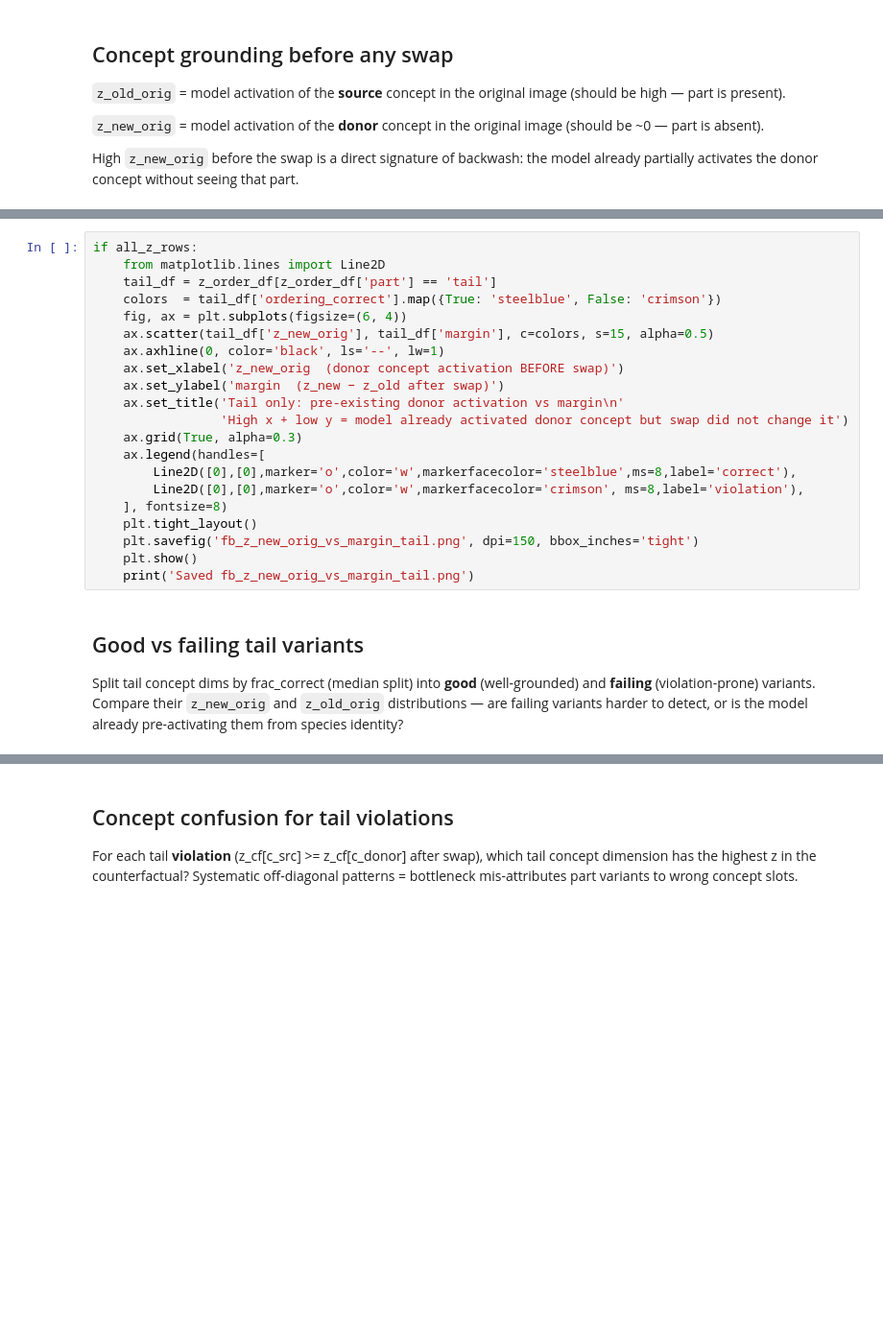
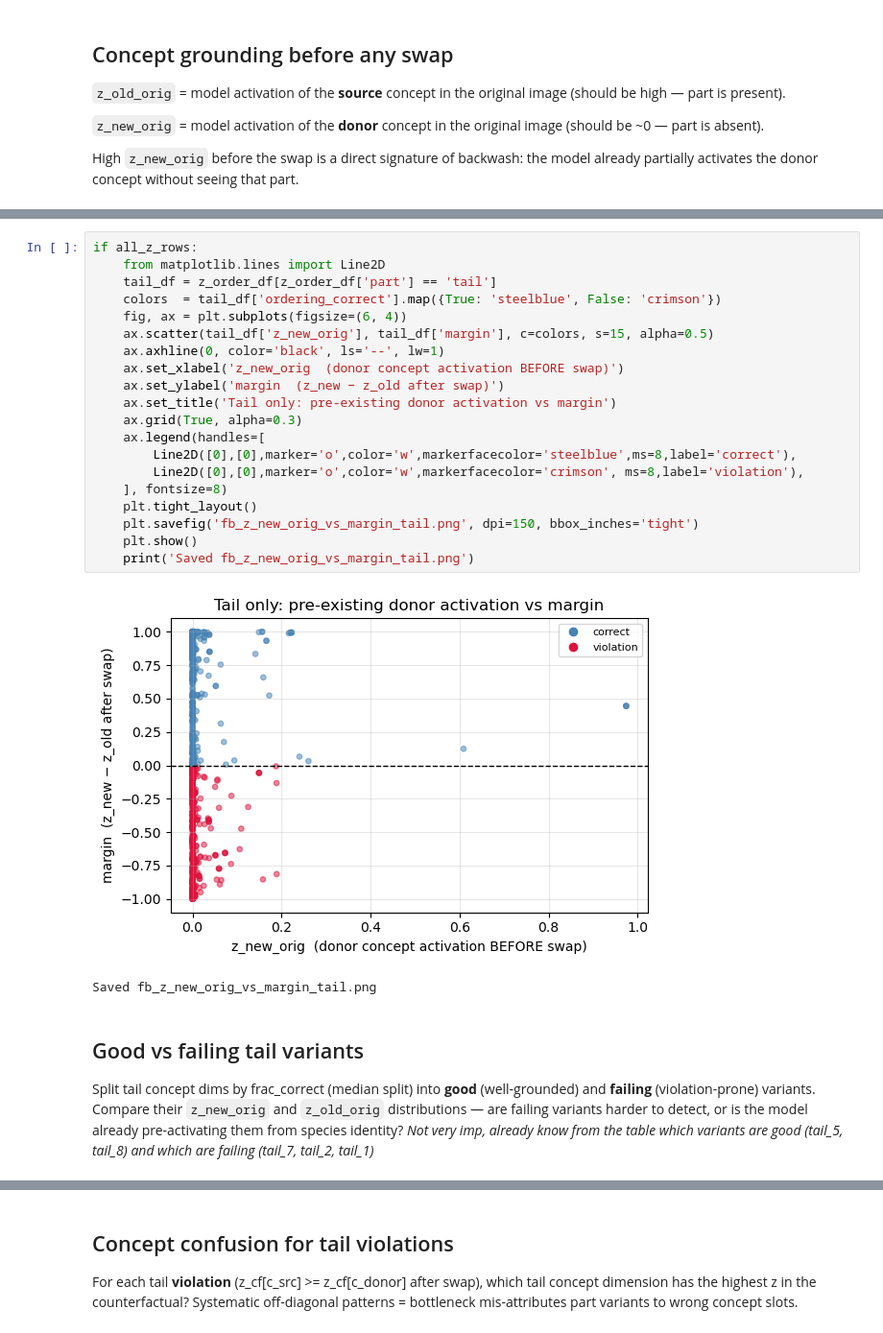
Before and after one commit to chinmayi-r/CBM-Concept-Backwash, a Jupyter notebook: funnybird_notebooks/fb_cbm_renderer_swap_v2.ipynb, the cells around one changed output, grey strips where cells are left out. Shown at 96% size. Drawn from its saved outputs; the diff is of its cells as text; blank space fills up the shorter version.

```diff
--- a/funnybird_notebooks/fb_cbm_renderer_swap_v2.ipynb
+++ b/funnybird_notebooks/fb_cbm_renderer_swap_v2.ipynb
@@ -1294,28 +1312,30 @@ if all_z_rows:
-# %%
-if all_z_rows:
-    from matplotlib.lines import Line2D
-    tail_df = z_order_df[z_order_df['part'] == 'tail']
-    colors  = tail_df['ordering_correct'].map({True: 'steelblue', False: 'crimson'})
-    fig, ax = plt.subplots(figsize=(6, 4))
-    ax.scatter(tail_df['z_new_orig'], tail_df['margin'], c=colors, s=15, alpha=0.5)
-    ax.axhline(0, color='black', ls='--', lw=1)
-    ax.set_xlabel('z_new_orig  (donor concept activation BEFORE swap)')
-    ax.set_ylabel('margin  (z_new − z_old after swap)')
-    ax.set_title('Tail only: pre-existing donor activation vs margin\n'
-                 'High x + low y = model already activated donor concept but swap did not change it')
-    ax.grid(True, alpha=0.3)
-    ax.legend(handles=[
-        Line2D([0],[0],marker='o',color='w',markerfacecolor='steelblue',ms=8,label='correct'),
-        Line2D([0],[0],marker='o',color='w',markerfacecolor='crimson', ms=8,label='violation'),
-    ], fontsize=8)
-    plt.tight_layout()
-    plt.savefig('fb_z_new_orig_vs_margin_tail.png', dpi=150, bbox_inches='tight')
-    plt.show()
-    print('Saved fb_z_new_orig_vs_margin_tail.png')
+# %%
+if all_z_rows:
+    from matplotlib.lines import Line2D
+    tail_df = z_order_df[z_order_df['part'] == 'tail']
+    colors  = tail_df['ordering_correct'].map({True: 'steelblue', False: 'crimson'})
+    fig, ax = plt.subplots(figsize=(6, 4))
+    ax.scatter(tail_df['z_new_orig'], tail_df['margin'], c=colors, s=15, alpha=0.5)
+    ax.axhline(0, color='black', ls='--', lw=1)
+    ax.set_xlabel('z_new_orig  (donor concept activation BEFORE swap)')
+    ax.set_ylabel('margin  (z_new − z_old after swap)')
+    ax.set_title('Tail only: pre-existing donor activation vs margin')
+    ax.grid(True, alpha=0.3)
+    ax.legend(handles=[
+        Line2D([0],[0],marker='o',color='w',markerfacecolor='steelblue',ms=8,label='correct'),
+        Line2D([0],[0],marker='o',color='w',markerfacecolor='crimson', ms=8,label='violation'),
+    ], fontsize=8)
+    plt.tight_layout()
+    plt.savefig('fb_z_new_orig_vs_margin_tail.png', dpi=150, bbox_inches='tight')
+    plt.show()
+    print('Saved fb_z_new_orig_vs_margin_tail.png')
+# %% [output]
+[figure, added]
+Saved fb_z_new_orig_vs_margin_tail.png
 # %% [markdown]
 ## Good vs failing tail variants
 
-Split tail concept dims by frac_correct (median split) into **good** (well-grounded) and **failing** (violation-prone) variants. Compare their `z_new_orig` and `z_old_orig` distributions — are failing variants harder to detect, or is the model already pre-activating them from species identity?
+Split tail concept dims by frac_correct (median split) into **good** (well-grounded) and **failing** (violation-prone) variants. Compare their `z_new_orig` and `z_old_orig` distributions — are failing variants harder to detect, or is the model already pre-activating them from species identity? *Not very imp, already know from the table which variants are good (tail_5, tail_8) and which are failing (tail_7, tail_2, tail_1)*
 # %%
 if all_z_rows:
     tail_df  = z_order_df[z_order_df['part'] == 'tail'].copy()
```
Also changed, not shown: parts of 39 cells of this notebook, 1 other file.
